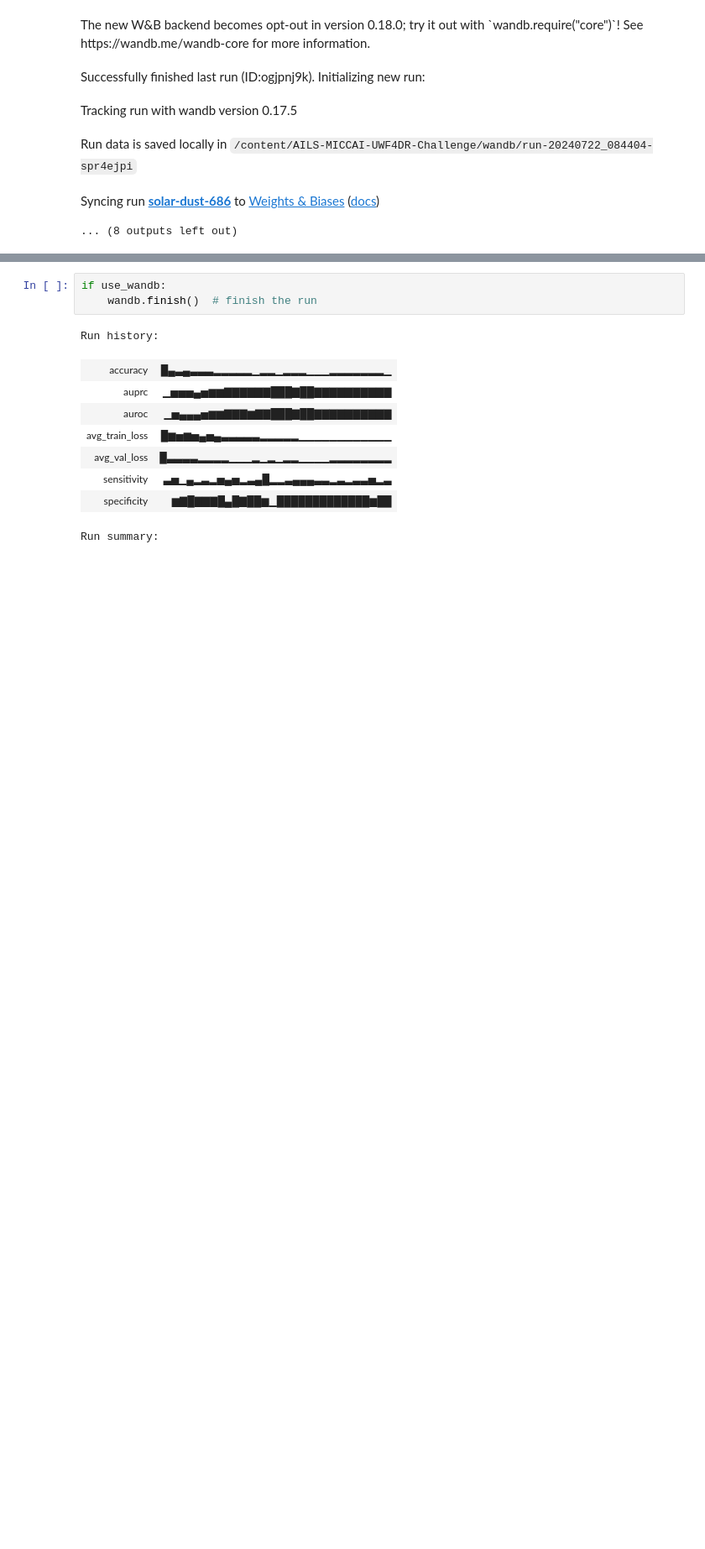
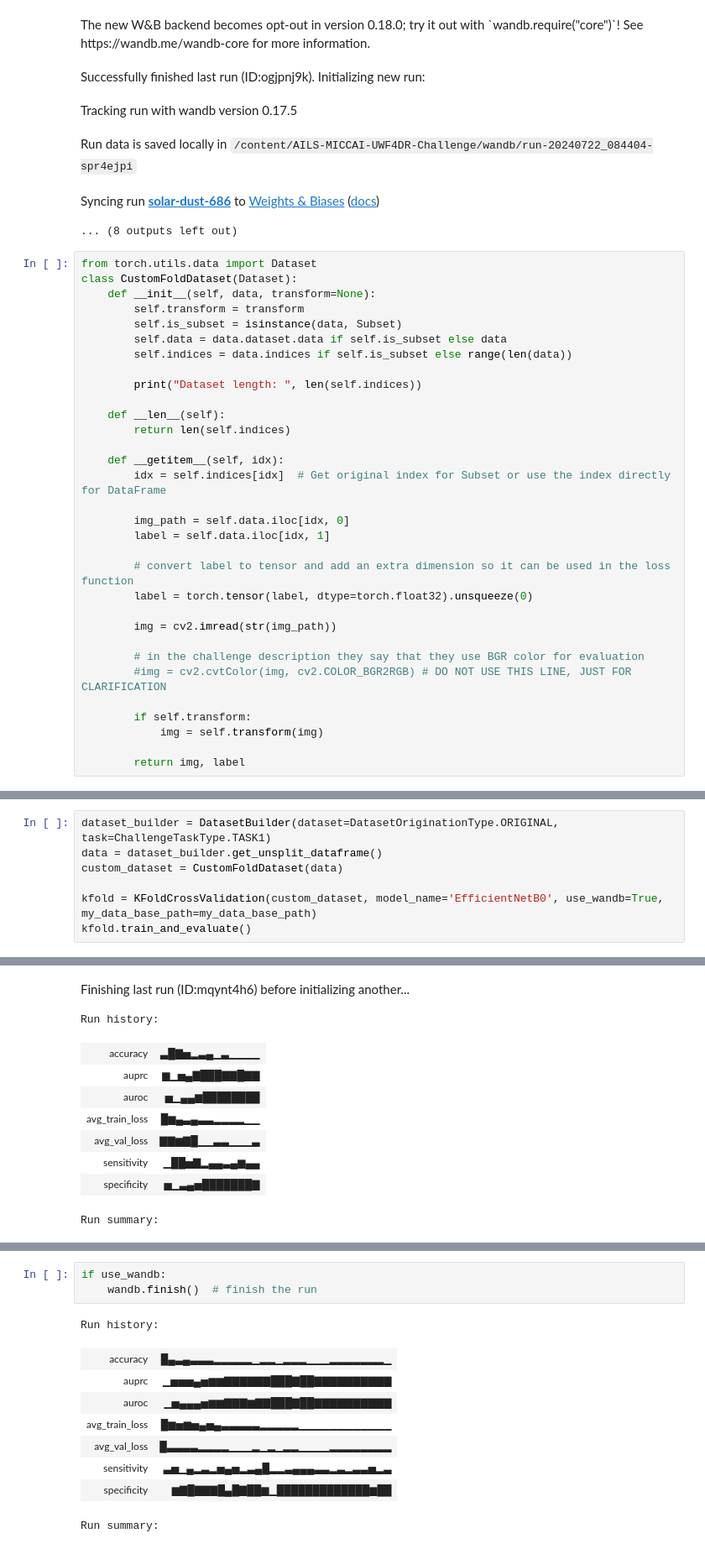
Before and after one commit to moritsih/AILS-MICCAI-UWF4DR-Challenge, a Jupyter notebook: notebooks/2.01-bsc_training_on_colab.ipynb, the cells around one changed output, grey strips where cells are left out. Shown at 84% size. Saved outputs shown, nothing was run; the diff lists cells and outputs as text; blank space fills up the shorter version.

Commit message:
first k-fold run

```diff
--- a/notebooks/2.01-bsc_training_on_colab.ipynb
+++ b/notebooks/2.01-bsc_training_on_colab.ipynb
@@ -500,3 +496,35 @@ Tracking run with wandb version 0.17.5
 Run data is saved locally in /content/AILS-MICCAI-UWF4DR-Challenge/wandb/run-20240722_084404-spr4ejpi
 Syncing run solar-dust-686 to Weights & Biases (docs)
 ... (8 outputs left out)
+# %%
+from torch.utils.data import Dataset
+class CustomFoldDataset(Dataset):
+    def __init__(self, data, transform=None):
+        self.transform = transform
+        self.is_subset = isinstance(data, Subset)
+        self.data = data.dataset.data if self.is_subset else data
+        self.indices = data.indices if self.is_subset else range(len(data))
+
+        print("Dataset length: ", len(self.indices))
+
+    def __len__(self):
+        return len(self.indices)
+
+    def __getitem__(self, idx):
+        idx = self.indices[idx]  # Get original index for Subset or use the index directly for DataFrame
+
+        img_path = self.data.iloc[idx, 0]
+        label = self.data.iloc[idx, 1]
+
+        # convert label to tensor and add an extra dimension so it can be used in the loss function
+        label = torch.tensor(label, dtype=torch.float32).unsqueeze(0)
+
+        img = cv2.imread(str(img_path))
+
+        # in the challenge description they say that they use BGR color for evaluation
+        #img = cv2.cvtColor(img, cv2.COLOR_BGR2RGB) # DO NOT USE THIS LINE, JUST FOR CLARIFICATION
+
+        if self.transform:
+            img = self.transform(img)
+
+        return img, label
@@ -502,0 +616,8 @@ Syncing run solar-dust-686 to Weights & Biases (docs)
+# %%
+dataset_builder = DatasetBuilder(dataset=DatasetOriginationType.ORIGINAL, task=ChallengeTaskType.TASK1)
+data = dataset_builder.get_unsplit_dataframe()
+custom_dataset = CustomFoldDataset(data)
+
+kfold = KFoldCrossValidation(custom_dataset, model_name='EfficientNetB0', use_wandb=True, my_data_base_path=my_data_base_path)
+kfold.train_and_evaluate()
+# %% [output]
@@ -502,0 +629,10 @@ Syncing run solar-dust-686 to Weights & Biases (docs)
+Finishing last run (ID:mqynt4h6) before initializing another...
+Run history:
+| accuracy | ▃█▇▅▂▃▄▁▃▁▁▁▁ |
+| auprc | ▆▁▅▄▇███▇▇█▇▇ |
+| auroc | ▅▁▄▄▆████████ |
+| avg_train_loss | █▆▄▃▄▃▃▂▂▂▂▁▁ |
+| avg_val_loss | ▇▇▆▇█▁▁▃▃▁▁▁▃ |
+| sensitivity | ▁██▅▇▂▄▄▃▄▆▄▄ |
+| specificity | ▅▁▃▄▅███████▇ |
+Run summary:
```
Also changed, not shown: parts of 6 cells of this notebook.
